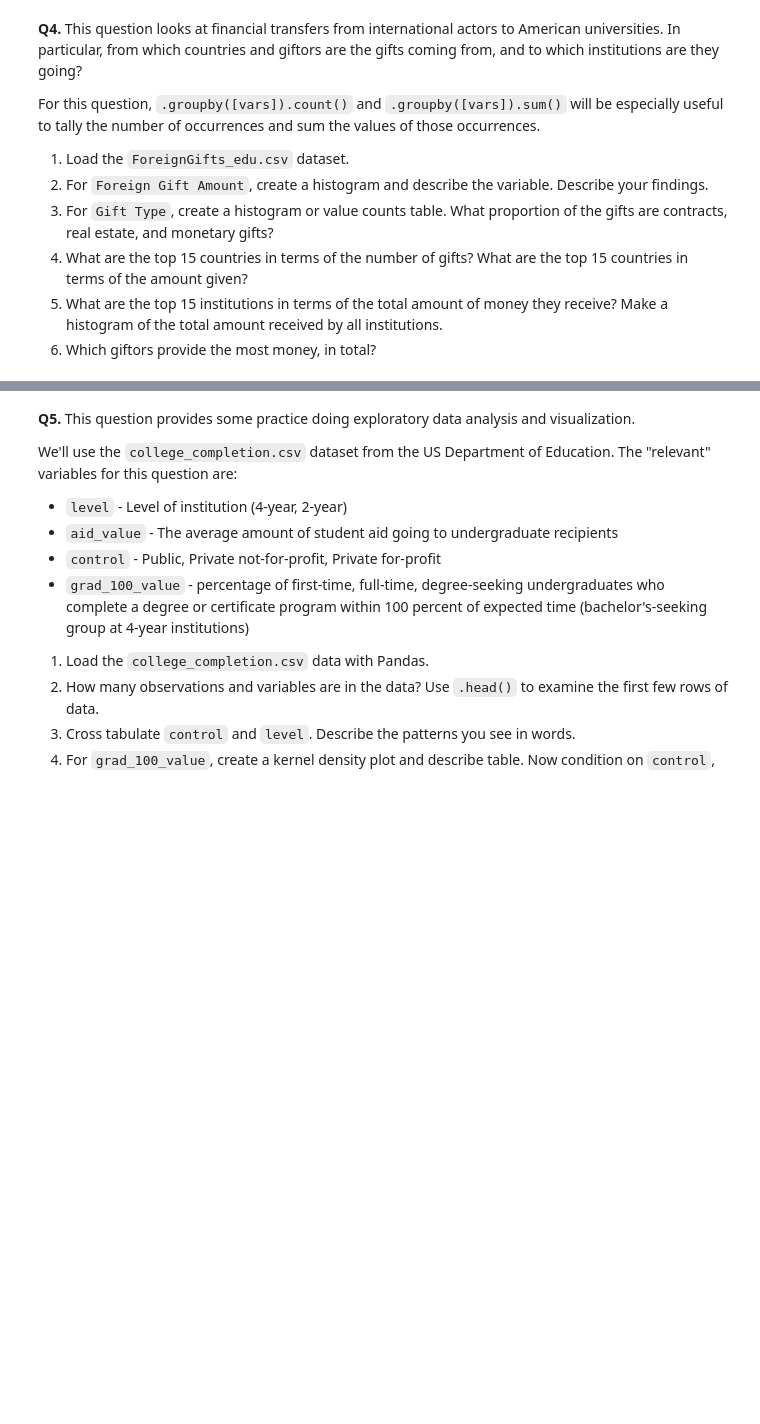
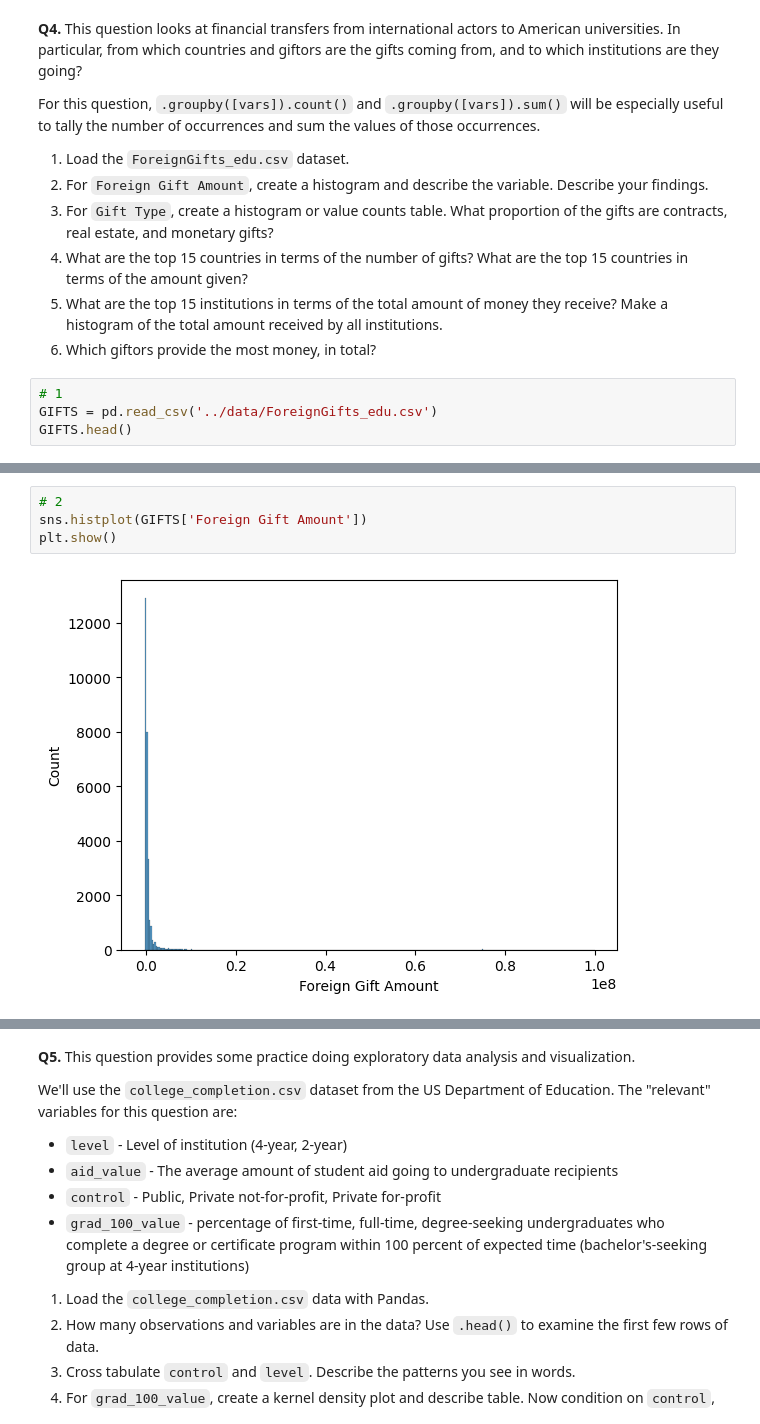
Before and after one commit to syd-nguyen/ds3021-assignments, a Jupyter notebook: assignments/01_assignment_wrangling_and_eda.ipynb, the cells around one changed output, grey strips where cells are left out. Drawn from its saved outputs; the diff is of its cells as text; blank space fills up the shorter version.

```diff
--- a/assignments/01_assignment_wrangling_and_eda.ipynb
+++ b/assignments/01_assignment_wrangling_and_eda.ipynb
@@ -329,3 +329,7 @@ For this question, `.groupby([vars]).count()` and `.groupby([vars]).sum()` will
 4. What are the top 15 countries in terms of the number of gifts? What are the top 15 countries in terms of the amount given?
 5. What are the top 15 institutions in terms of the total amount of money they receive? Make a histogram of the total amount received by all institutions.
 6. Which giftors provide the most money, in total?
+# %%
+# 1
+GIFTS = pd.read_csv('../data/ForeignGifts_edu.csv')
+GIFTS.head()
@@ -331,0 +343,6 @@ For this question, `.groupby([vars]).count()` and `.groupby([vars]).sum()` will
+# %%
+# 2
+sns.histplot(GIFTS['Foreign Gift Amount'])
+plt.show()
+# %% [output]
+[figure, added]
```
Also changed, not shown: parts of 11 cells of this notebook.
